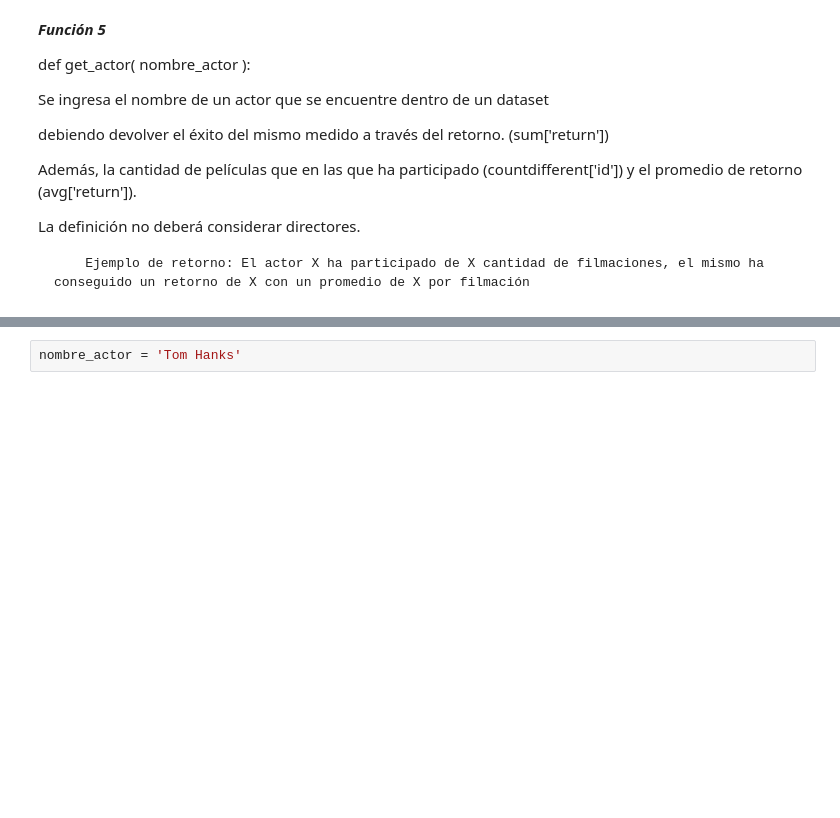
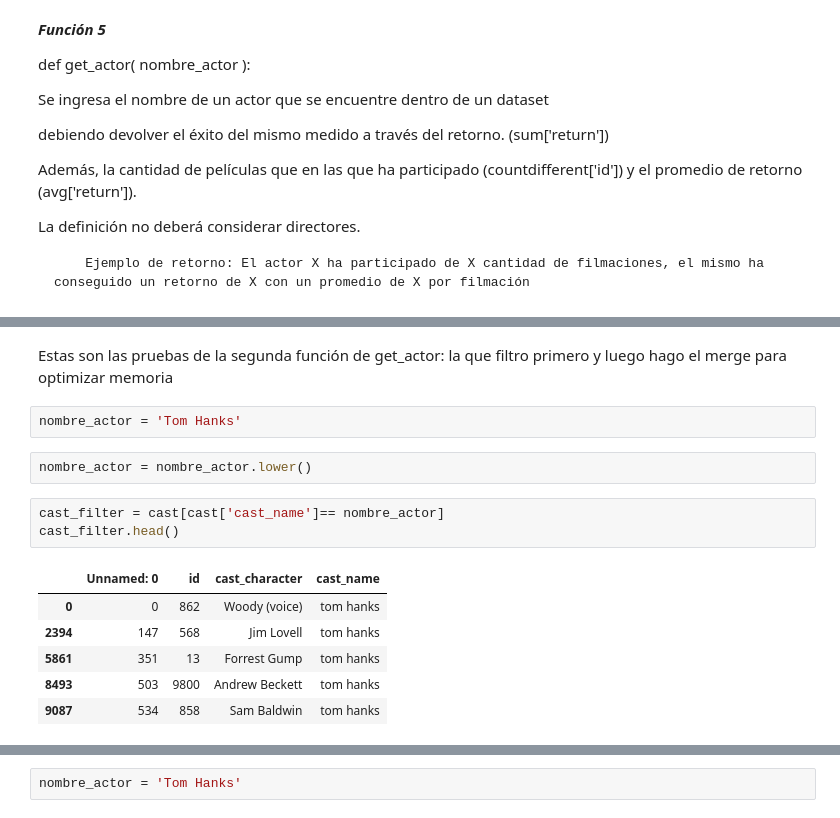
Before and after one commit to Crichu/moviesrecom, a Jupyter notebook: Desarrollo de Funciones.ipynb, the cells around one changed output, grey strips where cells are left out. Saved outputs shown, nothing was run; the diff lists cells and outputs as text; blank space fills up the shorter version.

```diff
--- a/Desarrollo de Funciones.ipynb
+++ b/Desarrollo de Funciones.ipynb
@@ -283,0 +331,16 @@ def get_actor( nombre_actor ):
+# %% [markdown]
+Estas son las pruebas de la segunda función de get_actor: la que filtro primero y luego hago el merge para optimizar memoria
+# %%
+nombre_actor = 'Tom Hanks'
+# %%
+nombre_actor = nombre_actor.lower()
+# %%
+cast_filter = cast[cast['cast_name']== nombre_actor]
+cast_filter.head()
+# %% [output]
+|  | Unnamed: 0 | id | cast_character | cast_name |
+| 0 | 0 | 862 | Woody (voice) | tom hanks |
+| 2394 | 147 | 568 | Jim Lovell | tom hanks |
+| 5861 | 351 | 13 | Forrest Gump | tom hanks |
+| 8493 | 503 | 9800 | Andrew Beckett | tom hanks |
+| 9087 | 534 | 858 | Sam Baldwin | tom hanks |
```
Also changed, not shown: parts of 14 cells of this notebook, 3 other files.
